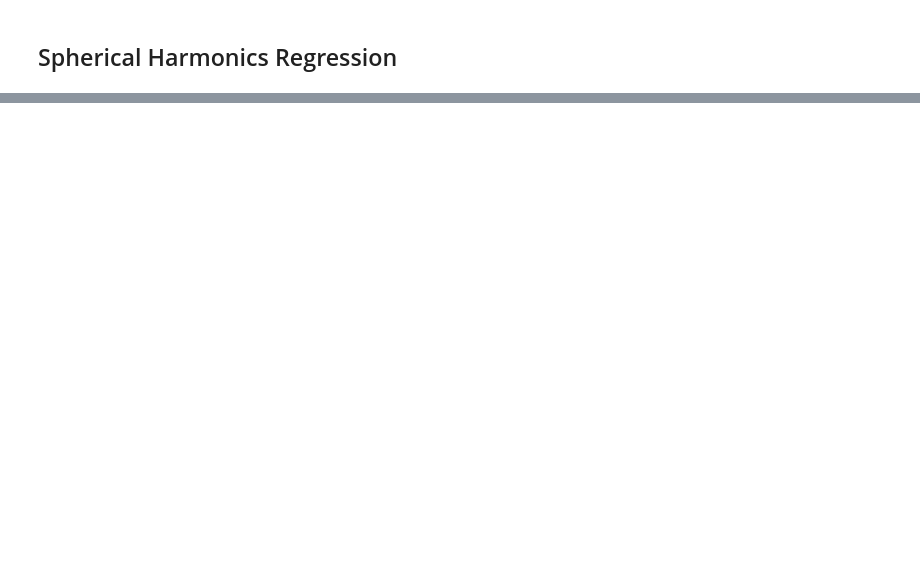
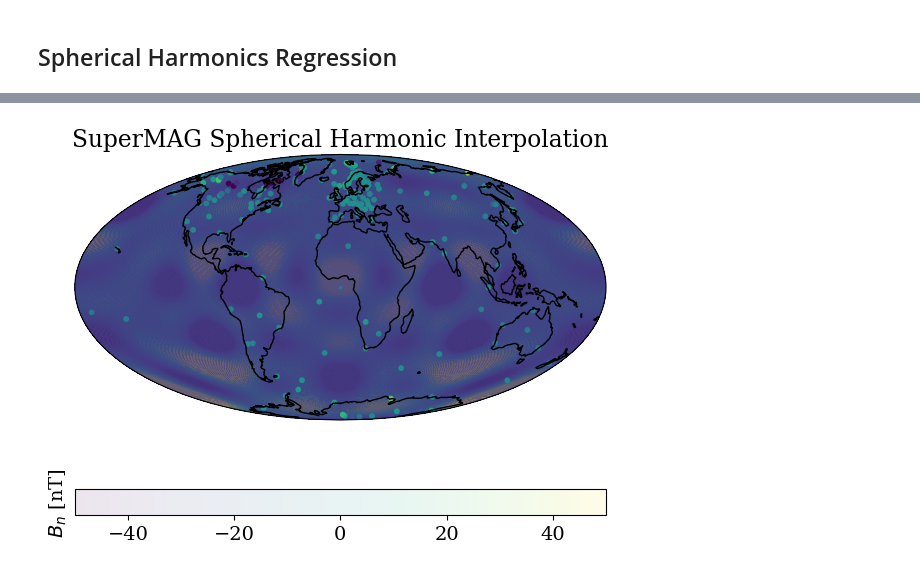
Before and after one commit to FrontierDevelopmentLab/2024-HL-GeoCL, a Jupyter notebook: src/GP/spherical_harmonics_tutorial.ipynb, the cells around one changed output, grey strips where cells are left out. Cells and saved outputs as stored; diff of their text form; code cells hidden in the pictures; blank space fills up the shorter version.

```diff
--- a/src/GP/spherical_harmonics_tutorial.ipynb
+++ b/src/GP/spherical_harmonics_tutorial.ipynb
@@ -155,0 +153,23 @@ plt.savefig("figures/supermag_stations.png", bbox_inches='tight', dpi=600)
+# %%
+fig = plt.figure(figsize=(6, 5))
+ax = fig.add_subplot(1, 1, 1, projection=ccrs.Mollweide())
+
+ax.coastlines()
+pos = ax.pcolormesh(PHI, THETA-90, np.reshape(pred, (N_interp, N_interp), order="C"), vmin=-50,
+                    vmax=50, alpha=0.1, transform=ccrs.PlateCarree())
+plt.scatter(geo_lon, geo_lat-90, c=data_Bn, s=10, cmap='viridis', vmin=-50, vmax=50, transform=ccrs.PlateCarree())
+
+cbar = fig.colorbar(pos, orientation="horizontal")
+cbar.ax.set_ylabel("$B_{n}$ [nT]", rotation=90)
+
+
+_ = plt.title("SuperMAG Spherical Harmonic Interpolation")
+ax.scatter(0, 0, s=2)
+ax.set_xlabel("longitude [deg]")
+ax.set_ylabel("latitude [deg]")
+ax.spines['right'].set_visible(False)
+ax.spines['top'].set_visible(False)
+plt.tight_layout()
+plt.savefig("figures/supermag_stations_locations.png", bbox_inches='tight', dpi=600)
+# %% [output]
+[figure, added]
```
Also changed, not shown: parts of 14 cells of this notebook, 5 other files.
